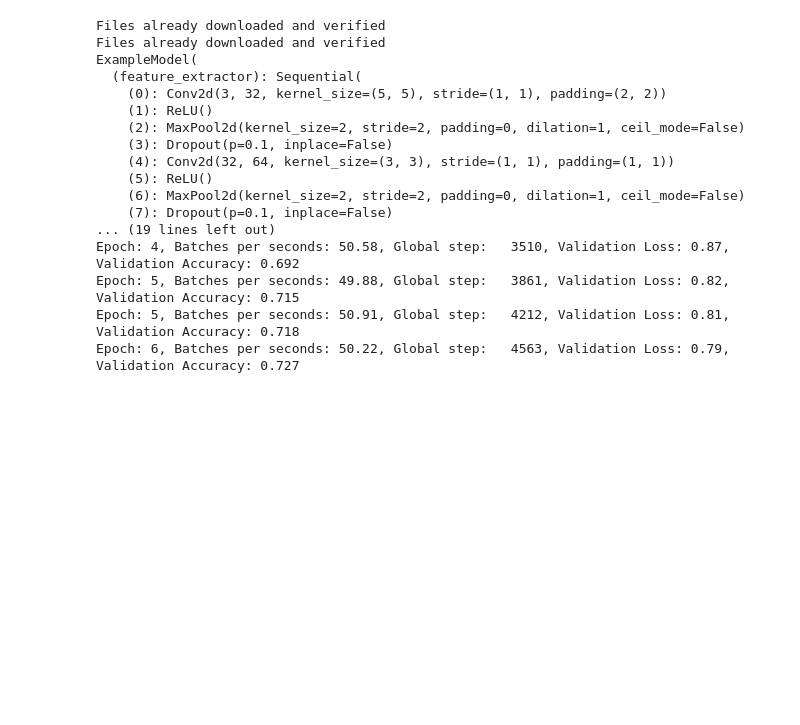
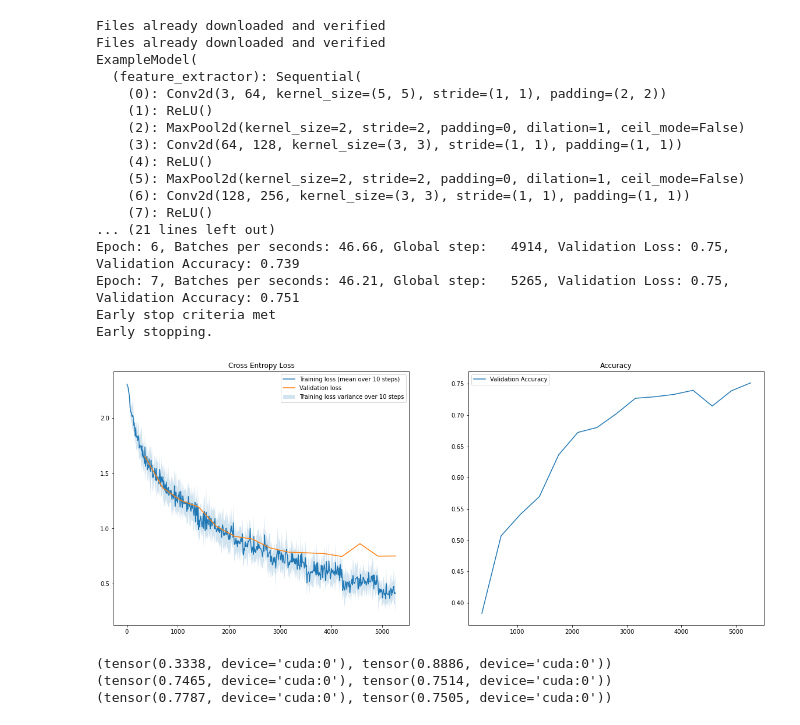
Before and after one commit to Gulleik/TDT4265---Datasyn-og-dyp-l-ring, a Jupyter notebook: ov3/assignment3/G-Task3.ipynb, the cells around one changed output. Drawn from its saved outputs; the diff is of its cells as text; code cells hidden in the pictures; blank space fills up the shorter version.

```diff
--- a/ov3/assignment3/G-Task3.ipynb
+++ b/ov3/assignment3/G-Task3.ipynb
@@ -23,15 +23,13 @@ class ExampleModel(nn.Module):
         self.num_classes = num_classes
         # Define the convolutional layers
         self.feature_extractor = nn.Sequential(
-            nn.Conv2d(3, 32, 5, padding=2),
+            nn.Conv2d(3, 64, 5, padding=2),
             nn.ReLU(),
             nn.MaxPool2d(2, 2),
-            nn.Dropout(p=0.1),
-            nn.Conv2d(32, 64, 3, padding=1),
+            nn.Conv2d(64, 128, 3, padding=1),
             nn.ReLU(),
             nn.MaxPool2d(2, 2),
-            nn.Dropout(p=0.1),
-            nn.Conv2d(64, 128, 3, padding=1),
+            nn.Conv2d(128, 256, 3, padding=1),
             nn.ReLU(),
             nn.MaxPool2d(2, 2),
         )
@@ -45,7 +43,7 @@ class ExampleModel(nn.Module):
         # There is no need for softmax activation function, as this is
         # included with nn.CrossEntropyLoss
         self.classifier = nn.Sequential(
-            nn.Linear(2048, 64),
+            nn.Linear(4096, 64),
             nn.ReLU(),
             nn.Linear(64, 10)
         )
@@ -87,42 +85,48 @@ if __name__ == "__main__":
     # Set the random generator seed (parameters, shuffling etc).
     # You can try to change this and check if you still get the same result!
     utils.set_seed(0)
     epochs = 10
     batch_size = 64
     learning_rate = 5e-2
     early_stop_count = 4
+    weight_decay = 1e-7
     dataloaders = load_cifar10(batch_size)
     model = ExampleModel(image_channels=3, num_classes=10)
     trainer = Trainer(
         batch_size,
         learning_rate,
         early_stop_count,
         epochs,
         model,
-        dataloaders
+        dataloaders,
+        weight_decay
     )
     trainer.train()
     create_plots(trainer, "task2")
 
     dataloader_train, dataloader_val, dataloader_test = dataloaders
     print(compute_loss_and_accuracy(dataloader_train, model, nn.CrossEntropyLoss()))
     print(compute_loss_and_accuracy(dataloader_val, model, nn.CrossEntropyLoss()))
     print(compute_loss_and_accuracy(dataloader_test, model, nn.CrossEntropyLoss()))
 # %% [output]
 Files already downloaded and verified
 Files already downloaded and verified
 ExampleModel(
   (feature_extractor): Sequential(
-    (0): Conv2d(3, 32, kernel_size=(5, 5), stride=(1, 1), padding=(2, 2))
+    (0): Conv2d(3, 64, kernel_size=(5, 5), stride=(1, 1), padding=(2, 2))
     (1): ReLU()
     (2): MaxPool2d(kernel_size=2, stride=2, padding=0, dilation=1, ceil_mode=False)
-    (3): Dropout(p=0.1, inplace=False)
-    (4): Conv2d(32, 64, kernel_size=(3, 3), stride=(1, 1), padding=(1, 1))
-    (5): ReLU()
-    (6): MaxPool2d(kernel_size=2, stride=2, padding=0, dilation=1, ceil_mode=False)
-    (7): Dropout(p=0.1, inplace=False)
-... (19 lines left out)
-Epoch: 4, Batches per seconds: 50.58, Global step:   3510, Validation Loss: 0.87, Validation Accuracy: 0.692
-Epoch: 5, Batches per seconds: 49.88, Global step:   3861, Validation Loss: 0.82, Validation Accuracy: 0.715
-Epoch: 5, Batches per seconds: 50.91, Global step:   4212, Validation Loss: 0.81, Validation Accuracy: 0.718
-Epoch: 6, Batches per seconds: 50.22, Global step:   4563, Validation Loss: 0.79, Validation Accuracy: 0.727
+    (3): Conv2d(64, 128, kernel_size=(3, 3), stride=(1, 1), padding=(1, 1))
+    (4): ReLU()
+    (5): MaxPool2d(kernel_size=2, stride=2, padding=0, dilation=1, ceil_mode=False)
+    (6): Conv2d(128, 256, kernel_size=(3, 3), stride=(1, 1), padding=(1, 1))
+    (7): ReLU()
+... (21 lines left out)
+Epoch: 6, Batches per seconds: 46.66, Global step:   4914, Validation Loss: 0.75, Validation Accuracy: 0.739
+Epoch: 7, Batches per seconds: 46.21, Global step:   5265, Validation Loss: 0.75, Validation Accuracy: 0.751
+Early stop criteria met
+Early stopping.
+[figure, added]
+(tensor(0.3338, device='cuda:0'), tensor(0.8886, device='cuda:0'))
+(tensor(0.7465, device='cuda:0'), tensor(0.7514, device='cuda:0'))
+(tensor(0.7787, device='cuda:0'), tensor(0.7505, device='cuda:0'))
```
Also changed, not shown: 11 other files.
